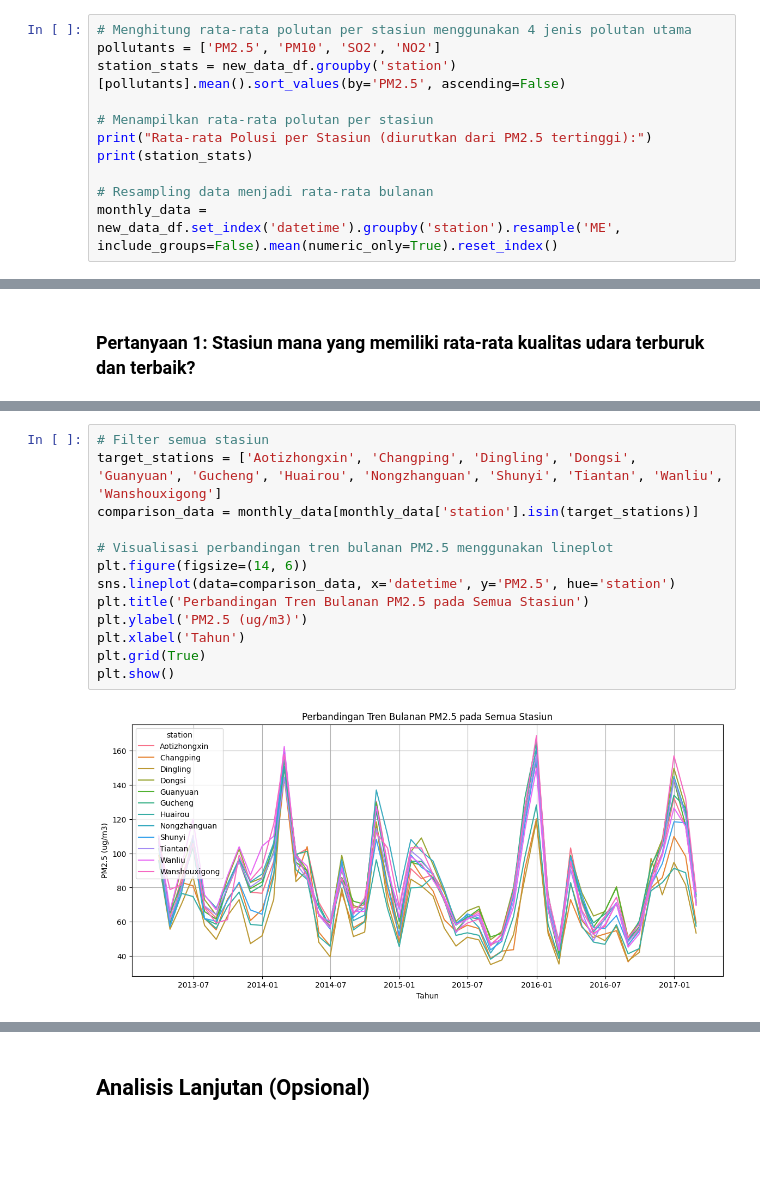
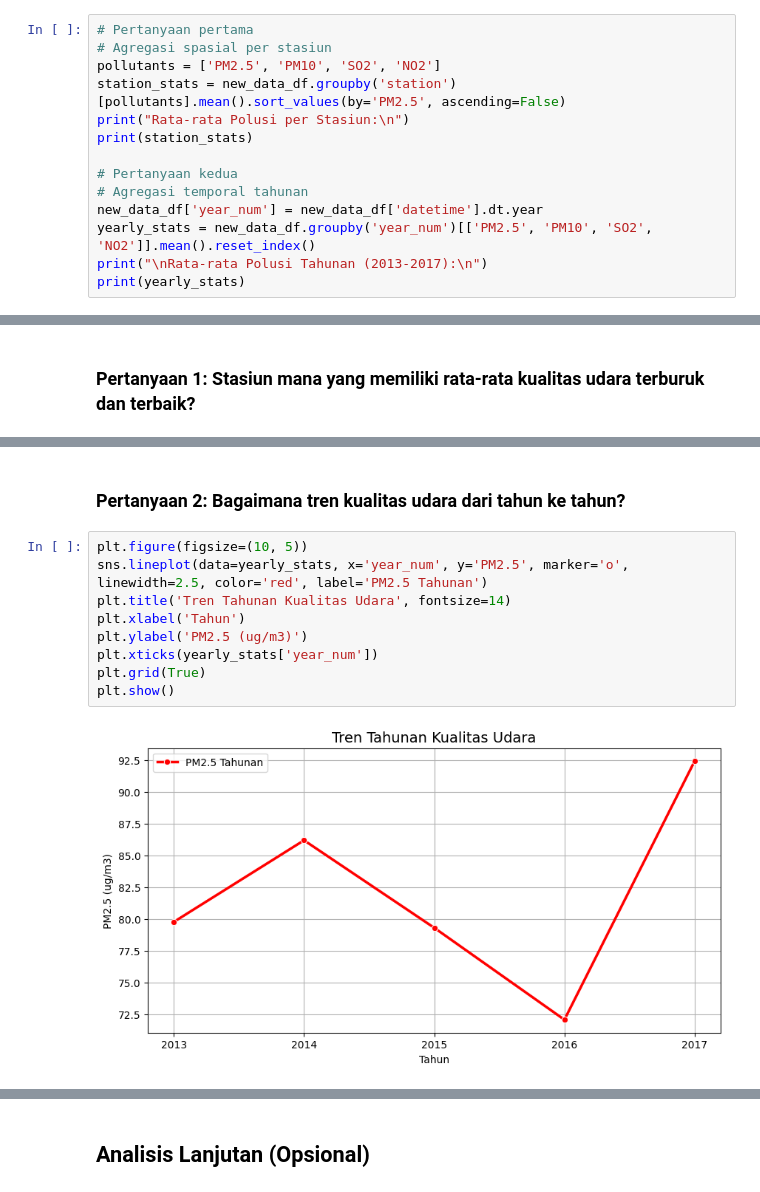
Before and after one commit to herlan-jae/fad-submission, a Jupyter notebook: notebook.ipynb, the cells around one changed output, grey strips where cells are left out. Saved outputs shown, nothing was run; the diff lists cells and outputs as text; blank space fills up the shorter version.

```diff
--- a/notebook.ipynb
+++ b/notebook.ipynb
@@ -192,14 +192,17 @@ Pada tahap _cleaning data_, dilakukan untuk mengatasi masalah-masalah pada datas
 # %% [markdown]
 ### Eksplorasi data untuk menjawab pertanyaan yang diajukan sebelumnya
 # %%
-# Menghitung rata-rata polutan per stasiun menggunakan 4 jenis polutan utama
+# Pertanyaan pertama
+# Agregasi spasial per stasiun
 pollutants = ['PM2.5', 'PM10', 'SO2', 'NO2']
 station_stats = new_data_df.groupby('station')[pollutants].mean().sort_values(by='PM2.5', ascending=False)
-
-# Menampilkan rata-rata polutan per stasiun
-print("Rata-rata Polusi per Stasiun (diurutkan dari PM2.5 tertinggi):")
+print("Rata-rata Polusi per Stasiun:\n")
 print(station_stats)
 
-# Resampling data menjadi rata-rata bulanan
-monthly_data = new_data_df.set_index('datetime').groupby('station').resample('ME', include_groups=False).mean(numeric_only=True).reset_index()
+# Pertanyaan kedua
+# Agregasi temporal tahunan
+new_data_df['year_num'] = new_data_df['datetime'].dt.year
+yearly_stats = new_data_df.groupby('year_num')[['PM2.5', 'PM10', 'SO2', 'NO2']].mean().reset_index()
+print("\nRata-rata Polusi Tahunan (2013-2017):\n")
+print(yearly_stats)
 # %% [output]
@@ -246,18 +249,16 @@ plt.show()
-# %%
-# Filter semua stasiun
-target_stations = ['Aotizhongxin', 'Changping', 'Dingling', 'Dongsi', 'Guanyuan', 'Gucheng', 'Huairou', 'Nongzhanguan', 'Shunyi', 'Tiantan', 'Wanliu', 'Wanshouxigong']
-comparison_data = monthly_data[monthly_data['station'].isin(target_stations)]
-
-# Visualisasi perbandingan tren bulanan PM2.5 menggunakan lineplot
-plt.figure(figsize=(14, 6))
-sns.lineplot(data=comparison_data, x='datetime', y='PM2.5', hue='station')
-plt.title('Perbandingan Tren Bulanan PM2.5 pada Semua Stasiun')
-plt.ylabel('PM2.5 (ug/m3)')
-plt.xlabel('Tahun')
-plt.grid(True)
-plt.show()
-# %% [output]
-[figure, removed]
+# %% [markdown]
+### Pertanyaan 2: Bagaimana tren kualitas udara dari tahun ke tahun?
+# %%
+plt.figure(figsize=(10, 5))
+sns.lineplot(data=yearly_stats, x='year_num', y='PM2.5', marker='o', linewidth=2.5, color='red', label='PM2.5 Tahunan')
+plt.title('Tren Tahunan Kualitas Udara', fontsize=14)
+plt.xlabel('Tahun')
+plt.ylabel('PM2.5 (ug/m3)')
+plt.xticks(yearly_stats['year_num'])
+plt.grid(True)
+plt.show()
+# %% [output]
+[figure, added]
 # %% [markdown]
 **Insight:**
 
```
Also changed, not shown: parts of 8 cells of this notebook, 1 other file.
